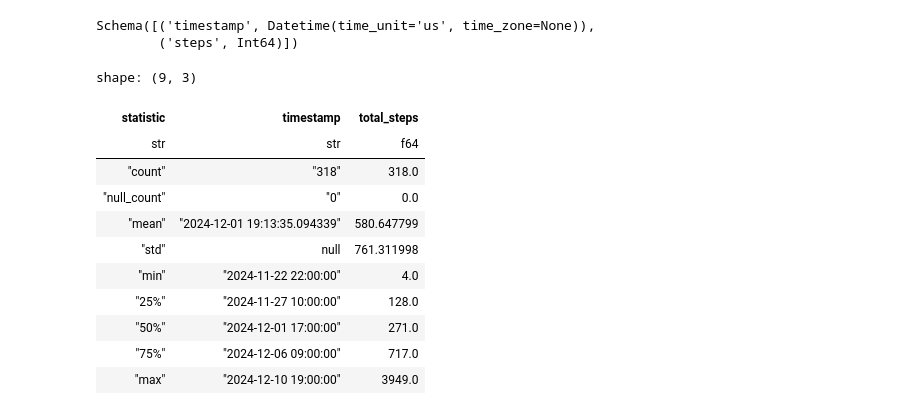
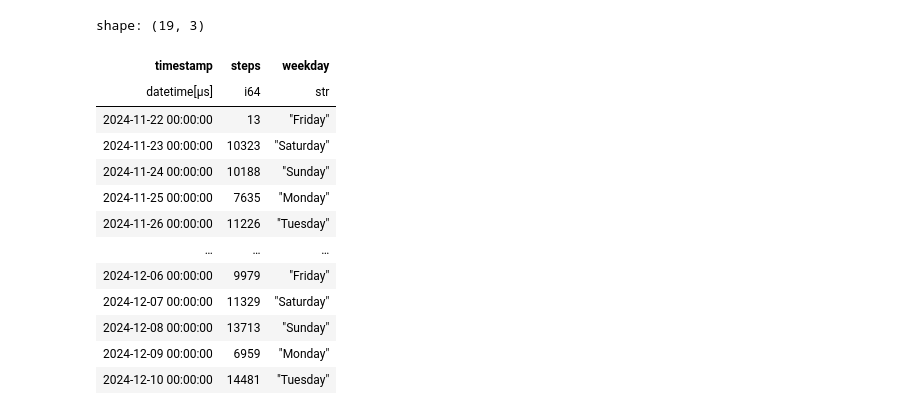
Before and after one commit to roman91DE/fitbitData, a Jupyter notebook: src/main.ipynb, the cells around one changed output. Drawn from its saved outputs; the diff is of its cells as text; code cells hidden in the pictures.

```diff
--- a/src/main.ipynb
+++ b/src/main.ipynb
@@ -18,20 +26,8 @@ for subdir in fitbitdata.glob("*"):
             data_collection[topic] = [file]
 # %%
 step_files = filter(
-    lambda p : "steps" in p.parts[-1],
-    data_collection["Physical Activity_GoogleData"]
+    lambda p: "steps" in p.parts[-1], data_collection["Physical Activity_GoogleData"]
 )
 
-query_buf = []
 
-for step_file in step_files:
-    query_buf.append(pl.scan_csv(
-        step_file,
-        schema_overrides={"timestamp": pl.Datetime}
-    ))
-
-query  = pl.concat(query_buf)
-query.collect_schema()
+query = pl.scan_csv(list(step_files), schema_overrides={"timestamp": pl.Datetime})
-# %% [output]
-Schema([('timestamp', Datetime(time_unit='us', time_zone=None)),
-        ('steps', Int64)])
@@ -45,15 +34,37 @@ df = result.collect()
-# %%
-df.describe()
-# %% [output]
-shape: (9, 3)
-| statistic | timestamp | total_steps |
-| str | str | f64 |
-| "count" | "318" | 318.0 |
-| "null_count" | "0" | 0.0 |
-| "mean" | "2024-12-01 19:13:35.094339" | 580.647799 |
-| "std" | null | 761.311998 |
-| "min" | "2024-11-22 22:00:00" | 4.0 |
-| "25%" | "2024-11-27 10:00:00" | 128.0 |
-| "50%" | "2024-12-01 17:00:00" | 271.0 |
-| "75%" | "2024-12-06 09:00:00" | 717.0 |
-| "max" | "2024-12-10 19:00:00" | 3949.0 |
+# %%
+query = query.group_by_dynamic("timestamp", every="1d", closed="left").agg(
+    pl.col("steps").sum()
+)
+
+day_name_map = {
+    1: "Monday",
+    2: "Tuesday",
+    3: "Wednesday",
+    4: "Thursday",
+    5: "Friday",
+    6: "Saturday",
+    7: "Sunday",
+}
+
+
+query = query.with_columns(
+    weekday=pl.col("timestamp").dt.weekday().replace_strict(day_name_map, default="")
+)
+
+
+(steps_df := query.collect())
+# %% [output]
+shape: (19, 3)
+| timestamp | steps | weekday |
+| datetime[μs] | i64 | str |
+| 2024-11-22 00:00:00 | 13 | "Friday" |
+| 2024-11-23 00:00:00 | 10323 | "Saturday" |
+| 2024-11-24 00:00:00 | 10188 | "Sunday" |
+| 2024-11-25 00:00:00 | 7635 | "Monday" |
+| 2024-11-26 00:00:00 | 11226 | "Tuesday" |
+| … | … | … |
+| 2024-12-06 00:00:00 | 9979 | "Friday" |
+| 2024-12-07 00:00:00 | 11329 | "Saturday" |
+| 2024-12-08 00:00:00 | 13713 | "Sunday" |
+| 2024-12-09 00:00:00 | 6959 | "Monday" |
+| 2024-12-10 00:00:00 | 14481 | "Tuesday" |
```
Also changed, not shown: parts of 10 cells of this notebook.
